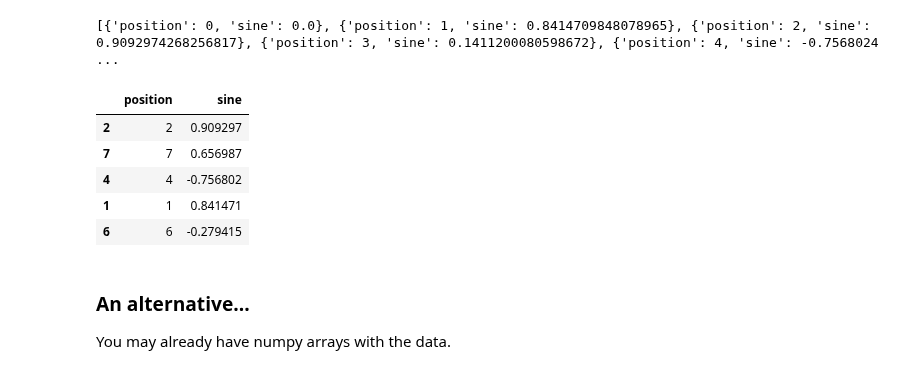
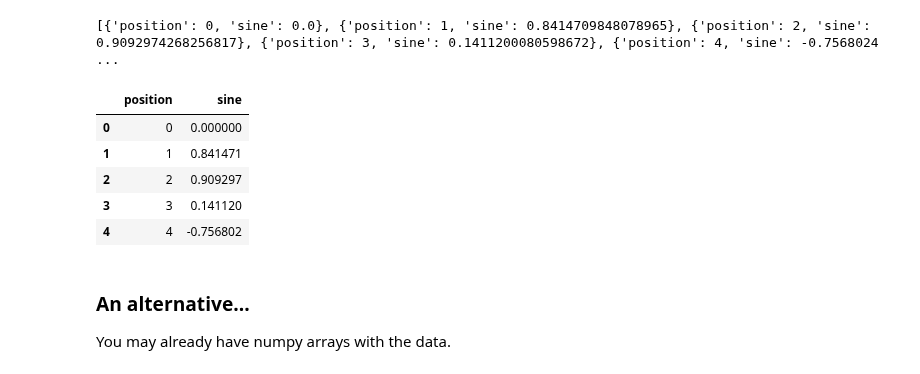
Before and after one commit to ImagingLectures/Quantitative-Big-Imaging-2024, a Jupyter notebook: Lectures/Lecture-02/02-Datasets.ipynb, the cells around one changed output. Cells and saved outputs as stored; diff of their text form; code cells hidden in the pictures.

```diff
--- a/Lectures/Lecture-02/02-Datasets.ipynb
+++ b/Lectures/Lecture-02/02-Datasets.ipynb
@@ -1335,14 +1328,14 @@ print(dl)
 # %%
 df = pd.DataFrame(dl)
 
-df.sample(5)
+df.head(5)
 # %% [output]
 |  | position | sine |
+| 0 | 0 | 0.000000 |
+| 1 | 1 | 0.841471 |
 | 2 | 2 | 0.909297 |
-| 7 | 7 | 0.656987 |
+| 3 | 3 | 0.141120 |
 | 4 | 4 | -0.756802 |
-| 1 | 1 | 0.841471 |
-| 6 | 6 | -0.279415 |
 # %% [markdown]
 ### An alternative...
 You may already have numpy arrays with the data.
```
Also changed, not shown: parts of 8 cells of this notebook, 9 other files.
